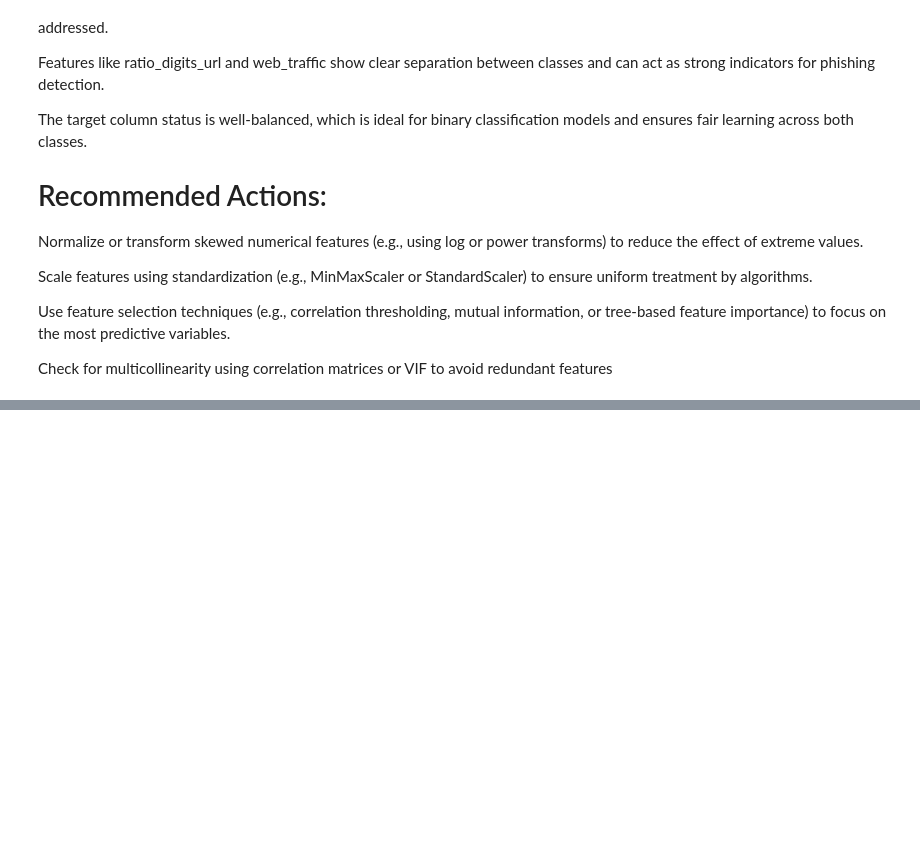
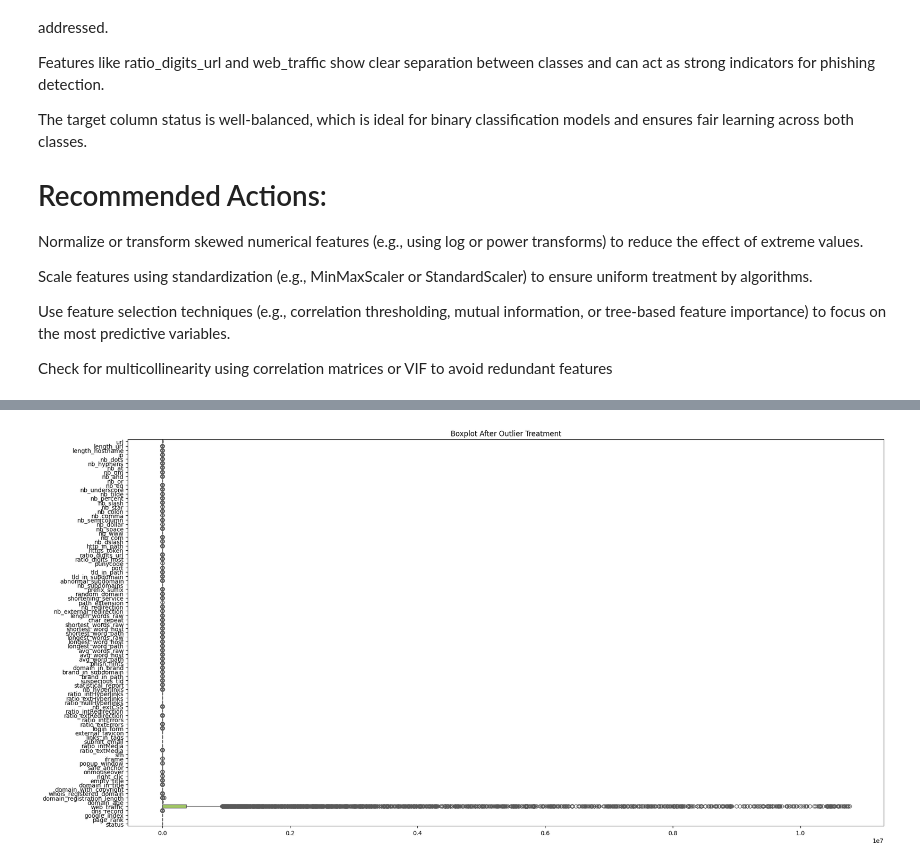
Before and after one commit to MontyVasita18/CodeB_Internship, a Jupyter notebook: modell.ipynb, the cells around one changed output, grey strips where cells are left out. Cells and saved outputs as stored; diff of their text form; code cells hidden in the pictures; blank space fills up the shorter version.

```diff
--- a/modell.ipynb
+++ b/modell.ipynb
@@ -278,0 +290,8 @@ Check for multicollinearity using correlation matrices or VIF to avoid redundant
+# %%
+# label Encoding Url Column
+
+from sklearn.preprocessing import LabelEncoder
+LE=LabelEncoder()
+df['url']=LE.fit_transform(df['url'])
+
+df['url'].value_counts()
@@ -278,0 +312,14 @@ Check for multicollinearity using correlation matrices or VIF to avoid redundant
+# %%
+# Checking Outliers Using Boxplot
+# Set figure size
+plt.figure(figsize=(20, 10))
+
+# Create boxplot for all numerical columns
+sns.boxplot(data=df, orient='h', palette='Set2')
+
+# Set title
+plt.title('Boxplot After Outlier Treatment')
+plt.tight_layout()
+plt.show()
+# %% [output]
+[figure, added]
```
Also changed, not shown: parts of 12 cells of this notebook.
